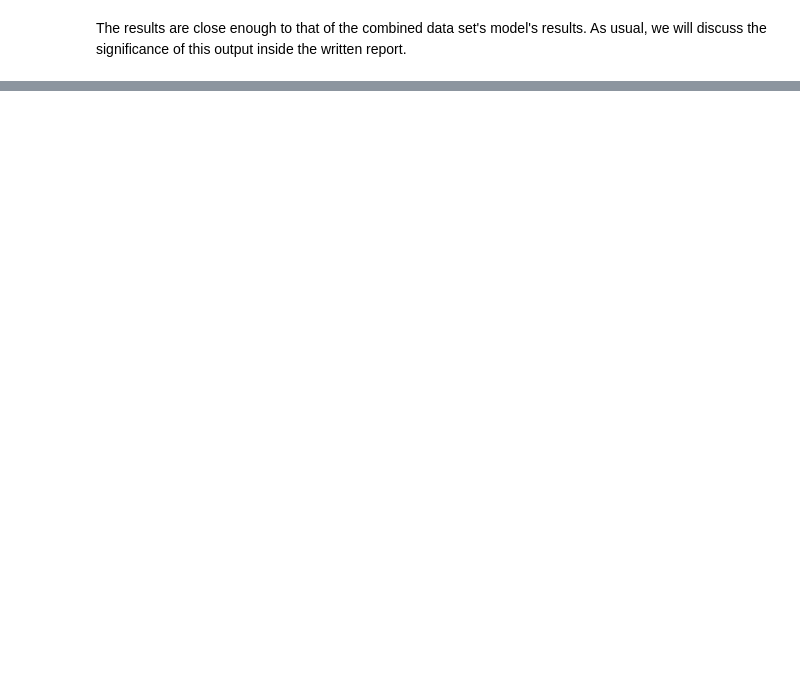
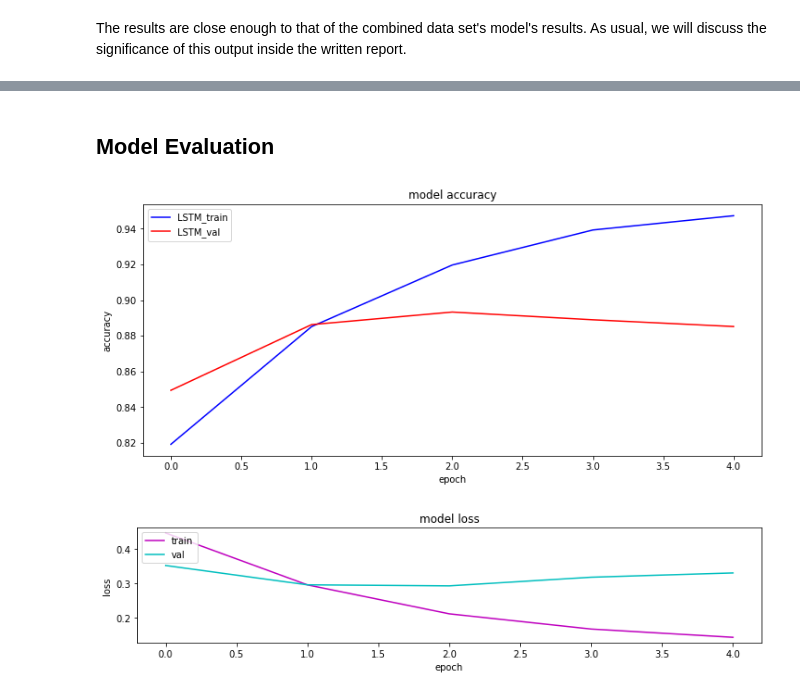
Before and after one commit to lamricky98/comp-432-project, a Jupyter notebook: logistic_regression.ipynb, the cells around one changed output, grey strips where cells are left out. Drawn from its saved outputs; the diff is of its cells as text; code cells hidden in the pictures; blank space fills up the shorter version.

```diff
--- a/logistic_regression.ipynb
+++ b/logistic_regression.ipynb
@@ -535,0 +1028,14 @@ inside the written report.
+# %%
+tokenizer = Tokenizer()
+tokenizer.fit_on_texts(train_data.text)
+
+word_index = tokenizer.word_index
+vocab_size = len(tokenizer.word_index) + 1
+print("Vocabulary Size :", vocab_size)
+x_train = pad_sequences(tokenizer.texts_to_sequences(train_data.text),
+                        maxlen = MAX_SEQUENCE_LENGTH)
+x_test = pad_sequences(tokenizer.texts_to_sequences(test_data.text),
+                       maxlen = MAX_SEQUENCE_LENGTH)
+
+print("Training X Shape:",x_train.shape)
+print("Testing X Shape:",x_test.shape)
@@ -535,0 +1050,13 @@ inside the written report.
+# %%
+labels = train_data.airline_sentiment.unique().tolist()
+encoder = LabelEncoder()
+encoder.fit(train_data.airline_sentiment.to_list())
+
+y_train = encoder.transform(train_data.airline_sentiment.to_list())
+y_test = encoder.transform(test_data.airline_sentiment.to_list())
+
+y_train = y_train.reshape(-1,1)
+y_test = y_test.reshape(-1,1)
+
+print("y_train shape:", y_train.shape)
+print("y_test shape:", y_test.shape)
@@ -535,0 +1068,10 @@ inside the written report.
+# %%
+embedding_vector_length = 32
+model = Sequential()
+model.add(Embedding(vocab_size, embedding_vector_length, input_length=200))
+model.add(SpatialDropout1D(0.25))
+model.add(LSTM(50, dropout=0.5, recurrent_dropout=0.5))
+model.add(Dropout(0.2))
+model.add(Dense(1, activation='sigmoid'))
+model.compile(loss='binary_crossentropy',optimizer='adam', metrics=['accuracy'])
+print(model.summary())
@@ -535,0 +1098,2 @@ inside the written report.
+# %%
+history = model.fit(x_train,y_train,validation_split=0.2, epochs=5, batch_size=32)
@@ -535,0 +1113,7 @@ inside the written report.
+# %% [markdown]
+## Model Evaluation
+# %%
+plot_model_evaluation(history)
+# %% [output]
+[figure, added]
+[figure, added]
```
Also changed, not shown: parts of 80 cells of this notebook.
